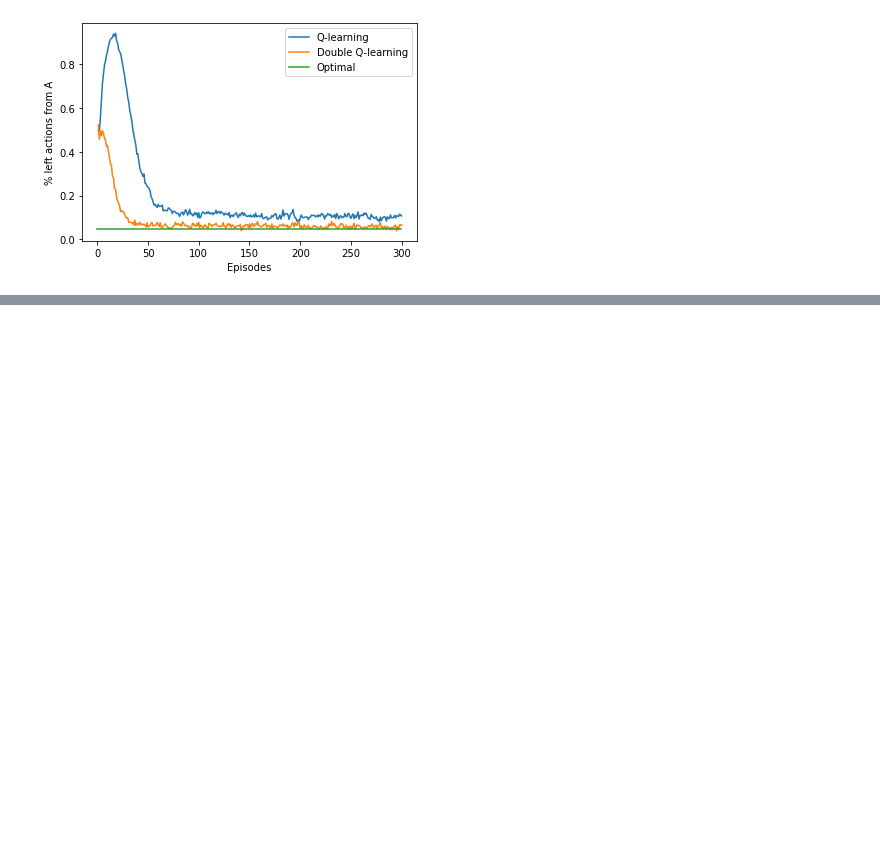
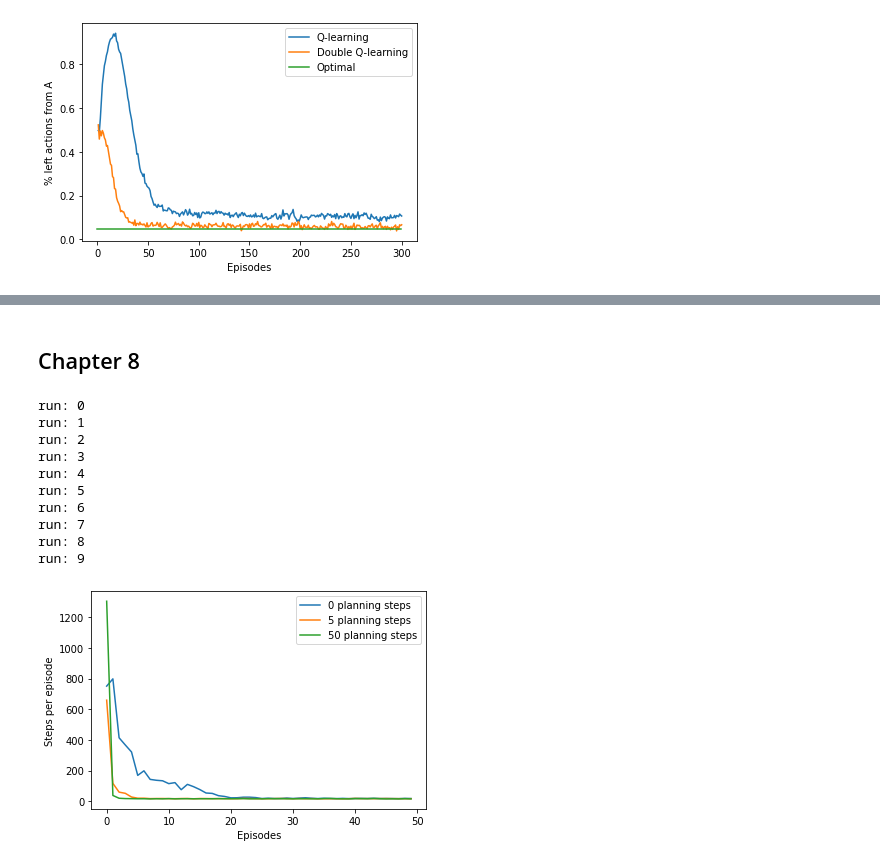
Before and after one commit to kesamet/rl-intro, a Jupyter notebook: starter.ipynb, the cells around one changed output, grey strips where cells are left out. Cells and saved outputs as stored; diff of their text form; code cells hidden in the pictures; blank space fills up the shorter version.

```diff
--- a/starter.ipynb
+++ b/starter.ipynb
@@ -226,0 +230,18 @@ figure_6_5()
+# %% [markdown]
+## Chapter 8
+# %%
+from chapter08.dyna_maze import figure_8_2
+
+figure_8_2()
+# %% [output]
+run: 0
+run: 1
+run: 2
+run: 3
+run: 4
+run: 5
+run: 6
+run: 7
+run: 8
+run: 9
+[figure, added]
```
Also changed, not shown: parts of 9 cells of this notebook, 14 other files.
